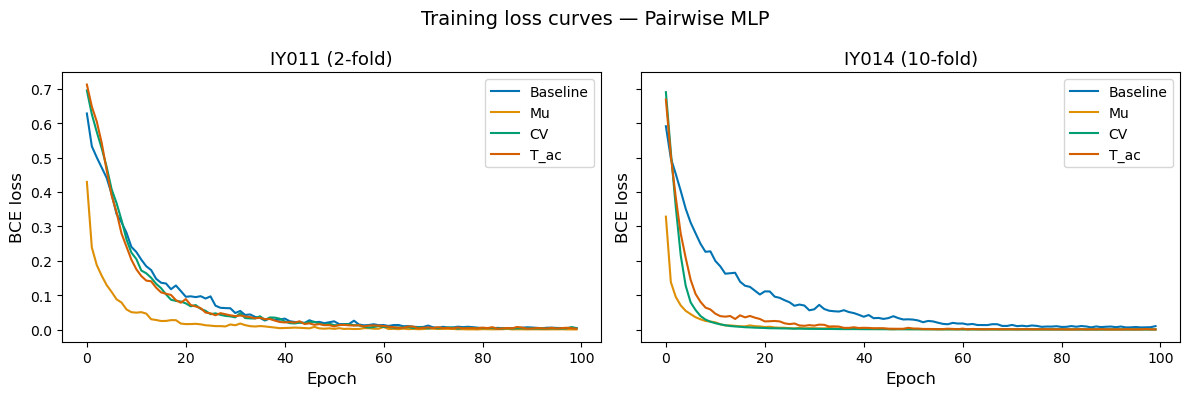
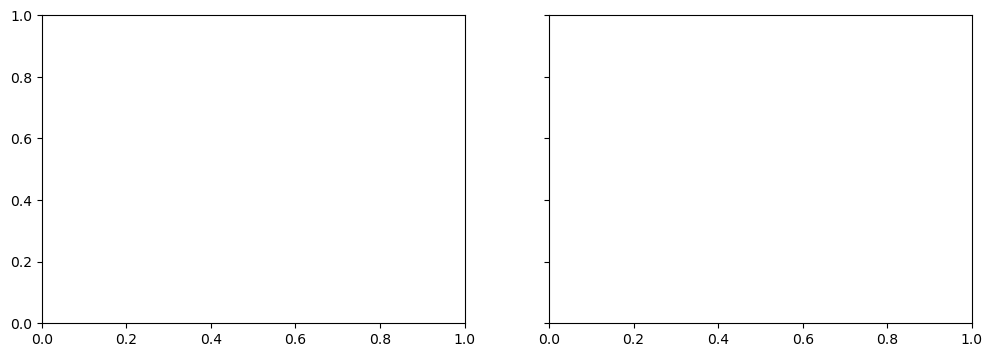
Code edit (unified diff) that turned the first committed figure into the second:
--- before
+++ after
@@ -1,5 +1,2 @@
-palette   = sns.color_palette('colorblind')
-ds_colors = {n: palette[i] for i, n in enumerate(DS_NAMES)}
-
 fig, axes = plt.subplots(1, 2, figsize=(12, 4), sharey=True)
 for ax, fold, fold_title in [

Commit: IY029 - added LSTM results